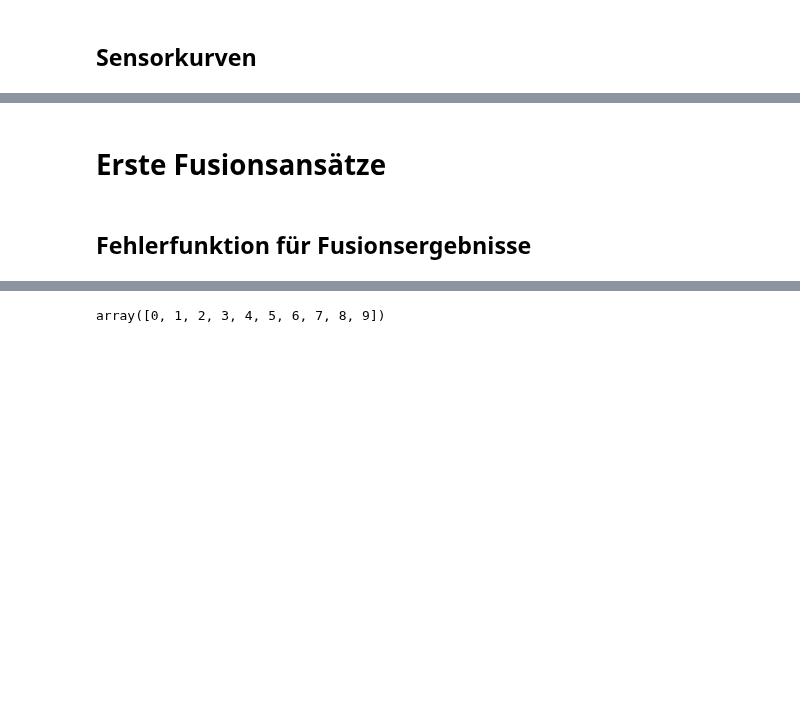
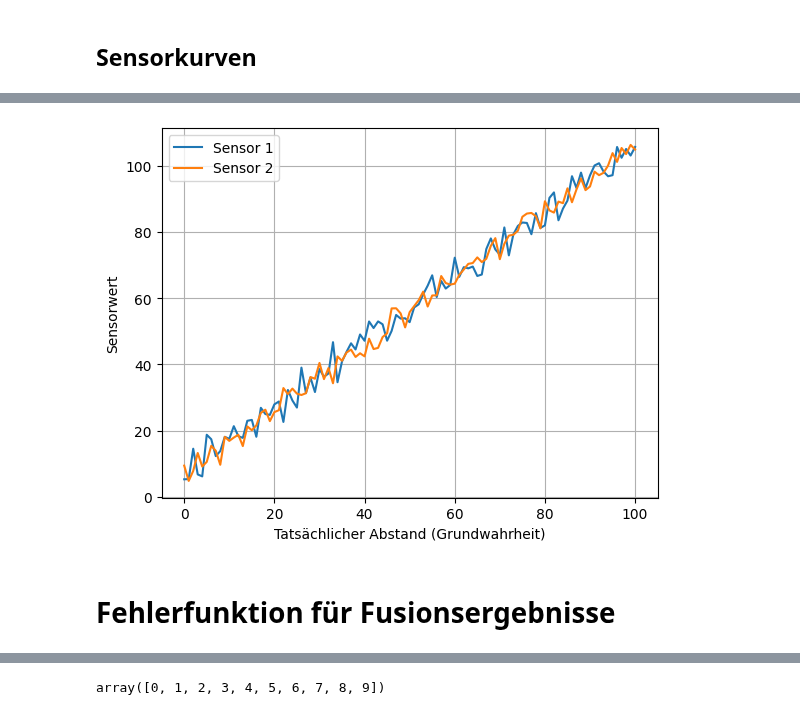
Before and after one commit to juebrauer/central, a Jupyter notebook: 003_distance_sensor_data_fusion/distance_sensor_data_fusion.ipynb, the cells around one changed output, grey strips where cells are left out. Saved outputs shown, nothing was run; the diff lists cells and outputs as text; code cells hidden in the pictures; blank space fills up the shorter version.

```diff
--- a/003_distance_sensor_data_fusion/distance_sensor_data_fusion.ipynb
+++ b/003_distance_sensor_data_fusion/distance_sensor_data_fusion.ipynb
@@ -67,6 +107,16 @@ s2.zeige_sensor_kurve()
-# %% [markdown]
-# Erste Fusionsansätze
+# %%
+a1,sw1 = s1.gib_mir_kennlinien_daten()
+a2,sw2 = s2.gib_mir_kennlinien_daten()
+plt.plot(a1,sw1, label="Sensor 1")
+plt.plot(a2,sw2, label="Sensor 2")
+plt.xlabel("Tatsächlicher Abstand (Grundwahrheit)")
+plt.ylabel("Sensorwert")
+plt.legend()
+plt.grid()
+plt.show()
+# %% [output]
+[figure, added]
 # %% [markdown]
-## Fehlerfunktion für Fusionsergebnisse
+# Fehlerfunktion für Fusionsergebnisse
 # %%
 gw = numpy.array([1,2,3,4,5])
```
Also changed, not shown: parts of 109 cells of this notebook.
